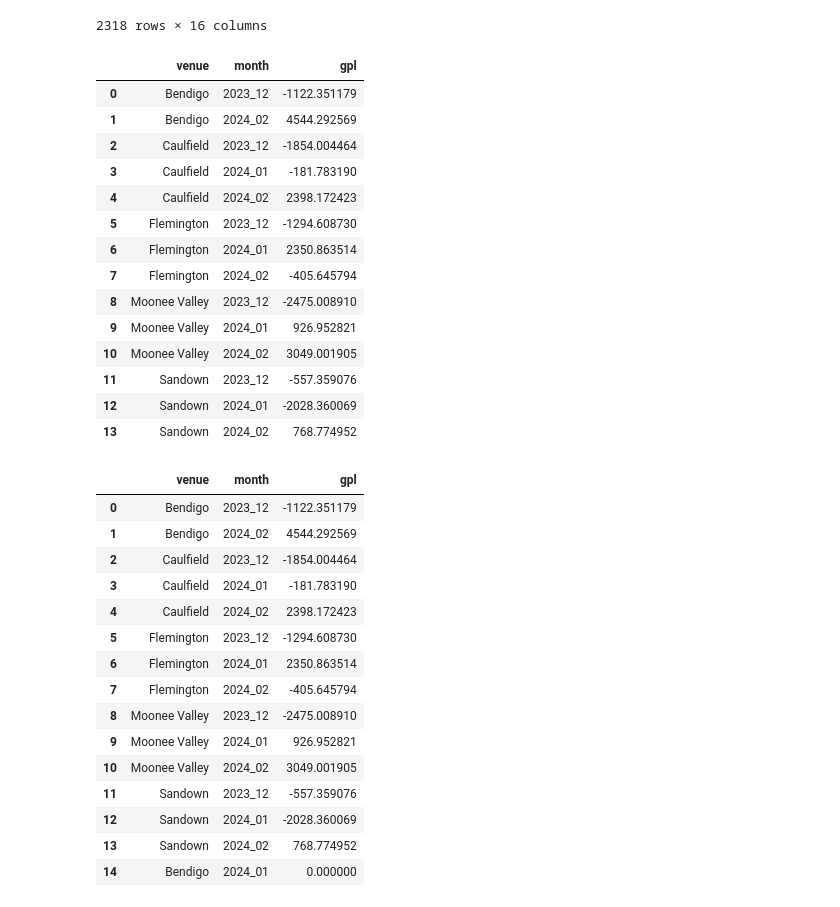
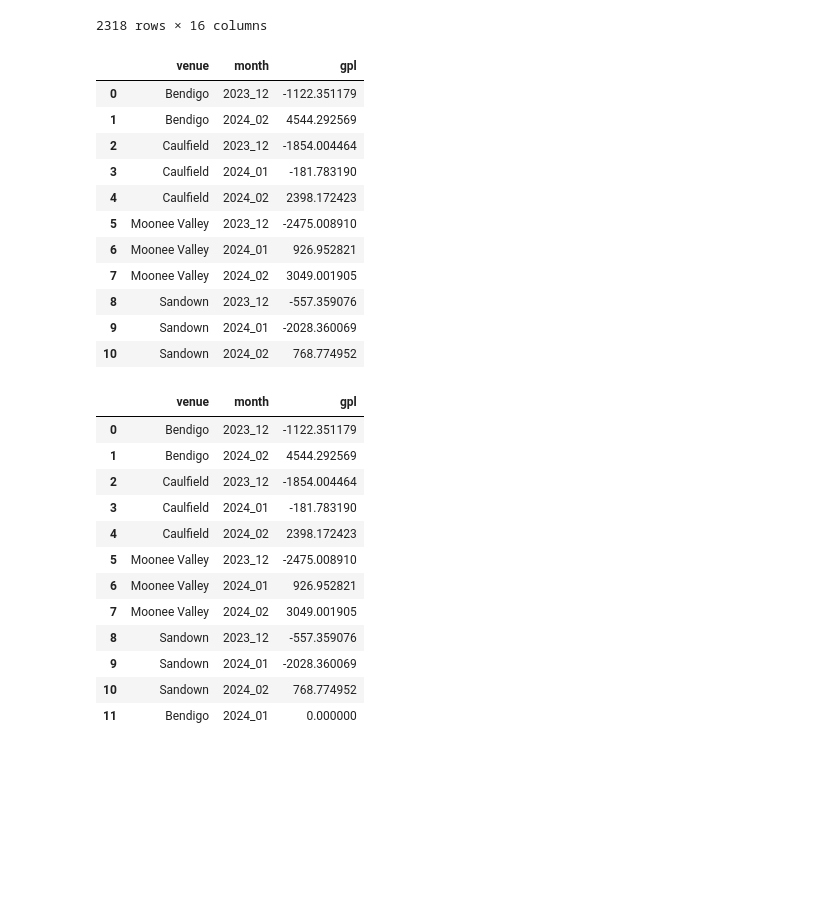
Before and after one commit to madmage9999/FINS3666, a Jupyter notebook: result_viz_vic.ipynb, the cells around one changed output. Saved outputs shown, nothing was run; the diff lists cells and outputs as text; code cells hidden in the pictures; blank space fills up the shorter version.

Commit message:
add per months profit viz

```diff
--- a/result_viz_vic.ipynb
+++ b/result_viz_vic.ipynb
@@ -185,24 +185,21 @@ signif_summary
 | 1066 | 1.225361859 | 50088198 | 15. Ghetto Supastar | Sandown | 0 | {'p': [50.0, 55.0, 55.0, 55.0, 50... | {'p': [], 'v': []} | 0.000000 | ... |
 2318 rows × 16 columns
 # %%
-signif_summary_month = summary.groupby(['venue', 'month']).agg({'gpl': 'sum'}).reset_index()
+signif_summary_month = signif_summary.groupby(['venue', 'month']).agg({'gpl': 'sum'}).reset_index()
 signif_summary_month
 # %% [output]
 |  | venue | month | gpl |
 | 0 | Bendigo | 2023_12 | -1122.351179 |
 | 1 | Bendigo | 2024_02 | 4544.292569 |
 | 2 | Caulfield | 2023_12 | -1854.004464 |
 | 3 | Caulfield | 2024_01 | -181.783190 |
 | 4 | Caulfield | 2024_02 | 2398.172423 |
-| 5 | Flemington | 2023_12 | -1294.608730 |
-| 6 | Flemington | 2024_01 | 2350.863514 |
-| 7 | Flemington | 2024_02 | -405.645794 |
-| 8 | Moonee Valley | 2023_12 | -2475.008910 |
-| 9 | Moonee Valley | 2024_01 | 926.952821 |
-| 10 | Moonee Valley | 2024_02 | 3049.001905 |
-| 11 | Sandown | 2023_12 | -557.359076 |
-| 12 | Sandown | 2024_01 | -2028.360069 |
-| 13 | Sandown | 2024_02 | 768.774952 |
+| 5 | Moonee Valley | 2023_12 | -2475.008910 |
+| 6 | Moonee Valley | 2024_01 | 926.952821 |
+| 7 | Moonee Valley | 2024_02 | 3049.001905 |
+| 8 | Sandown | 2023_12 | -557.359076 |
+| 9 | Sandown | 2024_01 | -2028.360069 |
+| 10 | Sandown | 2024_02 | 768.774952 |
 # %%
 def ensure_all_months_present(df):
     # Define the months you're interested in
@@ -232,16 +229,13 @@ signif_summary_month
 | 2 | Caulfield | 2023_12 | -1854.004464 |
 | 3 | Caulfield | 2024_01 | -181.783190 |
 | 4 | Caulfield | 2024_02 | 2398.172423 |
-| 5 | Flemington | 2023_12 | -1294.608730 |
-| 6 | Flemington | 2024_01 | 2350.863514 |
-| 7 | Flemington | 2024_02 | -405.645794 |
-| 8 | Moonee Valley | 2023_12 | -2475.008910 |
-| 9 | Moonee Valley | 2024_01 | 926.952821 |
-| 10 | Moonee Valley | 2024_02 | 3049.001905 |
-| 11 | Sandown | 2023_12 | -557.359076 |
-| 12 | Sandown | 2024_01 | -2028.360069 |
-| 13 | Sandown | 2024_02 | 768.774952 |
-| 14 | Bendigo | 2024_01 | 0.000000 |
+| 5 | Moonee Valley | 2023_12 | -2475.008910 |
+| 6 | Moonee Valley | 2024_01 | 926.952821 |
+| 7 | Moonee Valley | 2024_02 | 3049.001905 |
+| 8 | Sandown | 2023_12 | -557.359076 |
+| 9 | Sandown | 2024_01 | -2028.360069 |
+| 10 | Sandown | 2024_02 | 768.774952 |
+| 11 | Bendigo | 2024_01 | 0.000000 |
 # %%
 # Create a bar chart with grouped bars for each venue and month
 fig = go.Figure()
```
Also changed, not shown: parts of 1 cell of this notebook.
